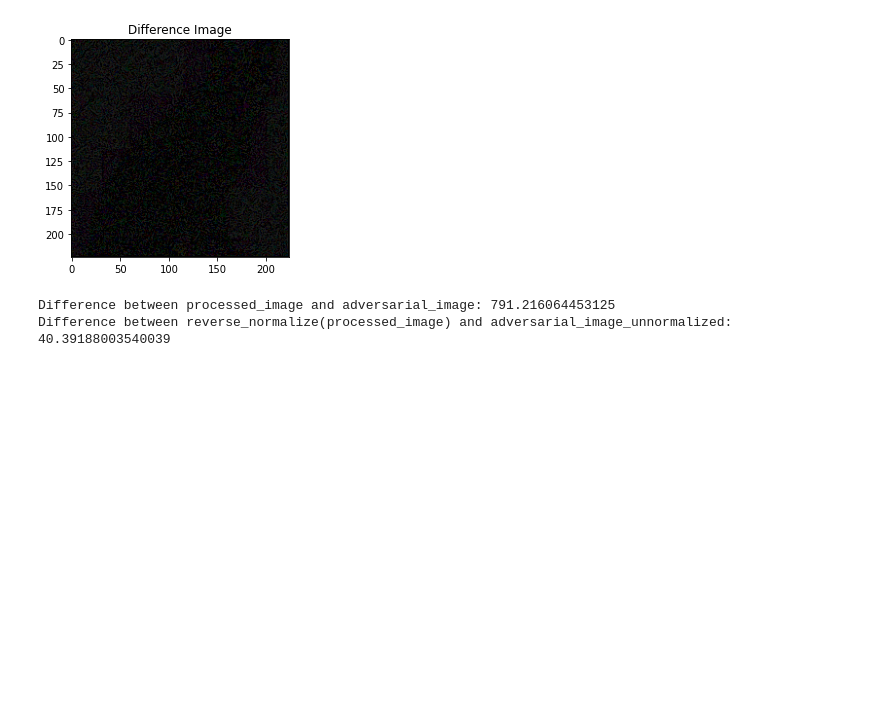
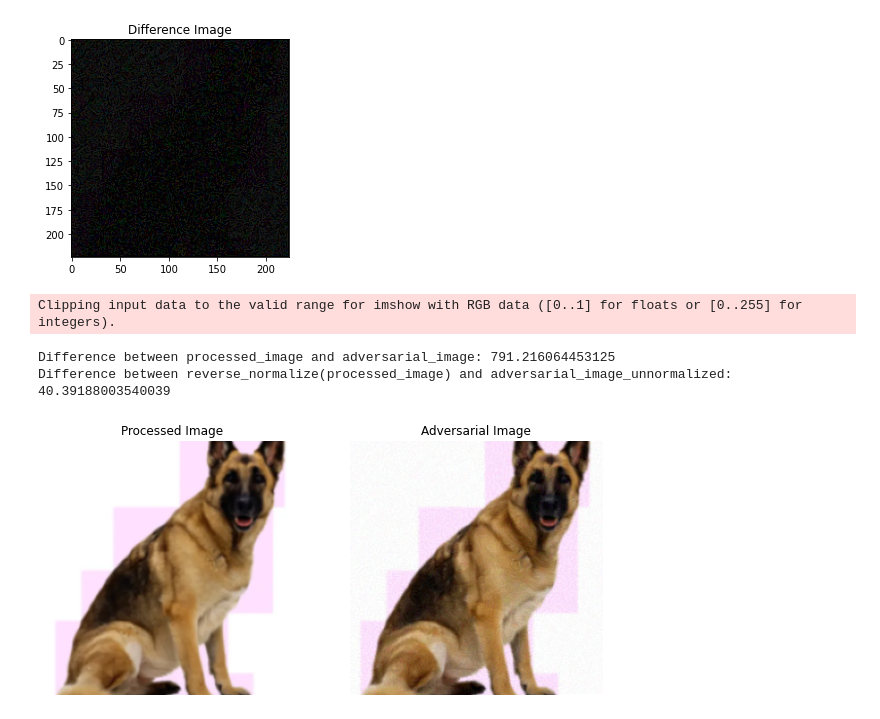
Before and after one commit to jtv199/CV-Adverserial-attacks, a Jupyter notebook: fgsm-i.ipynb, the cells around one changed output. Drawn from its saved outputs; the diff is of its cells as text; code cells hidden in the pictures; blank space fills up the shorter version.

```diff
--- a/fgsm-i.ipynb
+++ b/fgsm-i.ipynb
@@ -227,13 +227,29 @@ Clipping input data to the valid range for imshow with RGB data ([0..1] for floa
 # %%
 # Calculate the difference and give a numerical value
 
 # Difference between processed_image and adversarial_image
 diff1 = torch.sum((processed_image - adversarial_image) ** 2).item()
 print(f"Difference between processed_image and adversarial_image: {diff1}")
 
 # Difference between reverse_normalize(processed_image) and adversarial_image_unnormalized
 diff2 = torch.sum((reverse_normalize(processed_image) - adversarial_image_unnormalized) ** 2).item()
 print(f"Difference between reverse_normalize(processed_image) and adversarial_image_unnormalized: {diff2}")
+
+fig, axes = plt.subplots(1, 2, figsize=(10, 5))
+
+# Plot processed_image
+axes[0].imshow(reverse_normalize(processed_image).squeeze().permute(1, 2, 0).cpu().detach().numpy())
+axes[0].set_title('Processed Image')
+axes[0].axis('off')
+
+# Plot adversarial_image
+axes[1].imshow(adversarial_image_unnormalized.squeeze().permute(1, 2, 0).cpu().detach().numpy())
+axes[1].set_title('Adversarial Image')
+axes[1].axis('off')
+
+plt.show()
 # %% [output]
-Difference between processed_image and adversarial_image: 791.216064453125
-Difference between reverse_normalize(processed_image) and adversarial_image_unnormalized: 40.39188003540039
+Clipping input data to the valid range for imshow with RGB data ([0..1] for floats or [0..255] for integers).
+Difference between processed_image and adversarial_image: 791.216064453125
+Difference between reverse_normalize(processed_image) and adversarial_image_unnormalized: 40.39188003540039
+[figure, added]
```
Also changed, not shown: 1 other file.
